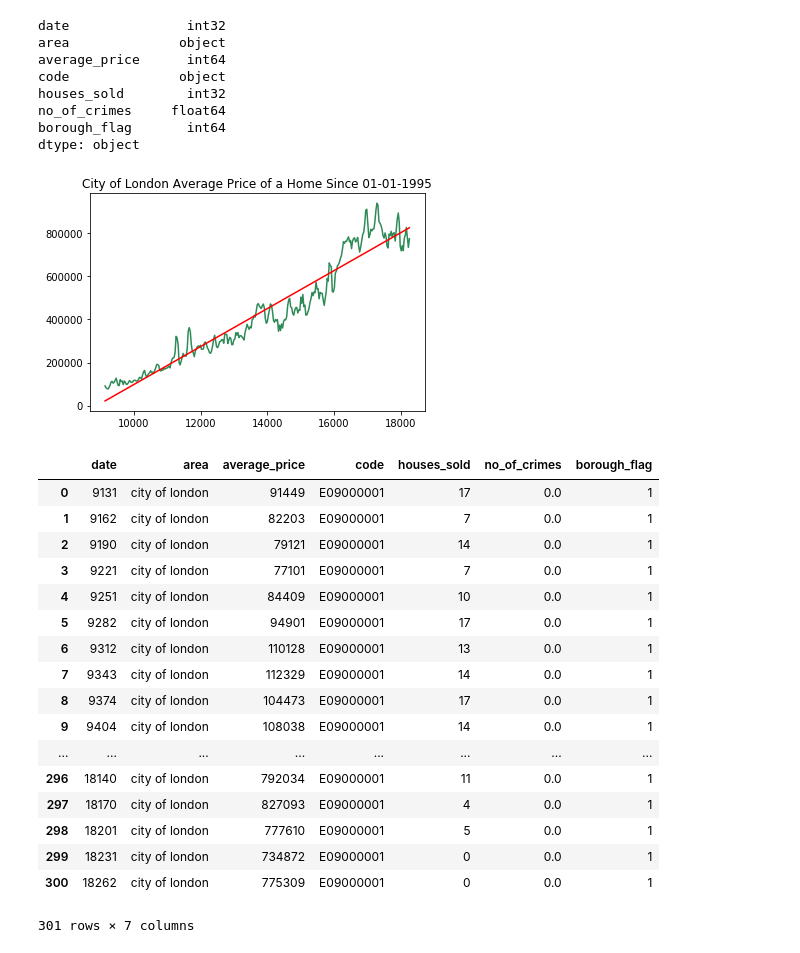
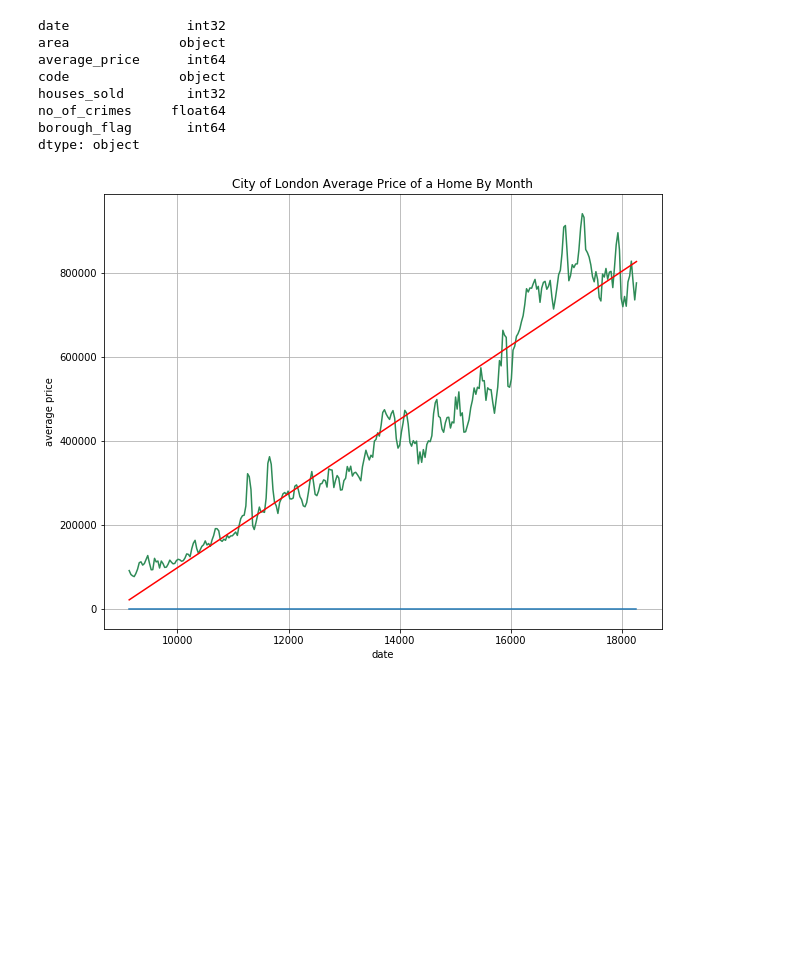
Before and after one commit to irwinmier96/Extra_Side_Projects, a Jupyter notebook: London House Prices/housing_predictions.ipynb, the cells around one changed output. Cells and saved outputs as stored; diff of their text form; code cells hidden in the pictures; blank space fills up the shorter version.

```diff
--- a/London House Prices/housing_predictions.ipynb
+++ b/London House Prices/housing_predictions.ipynb
@@ -88,34 +91,20 @@ Y_pred_2 = linear_regressor_2.predict(Y_2)
 # %%
 #Linear Regression for the city of London
 
 #compare to houses sold in the city of London
+rcParams['figure.figsize'] = 10, 8
 
 plt.plot(X, Y, color = 'seagreen')
 plt.plot(X, Y_pred, color='red')
+plt.plot(X, Y_pred_2)
+plt.grid()
 
-plt.title("City of London Average Price of a Home Since 01-01-1995")
+plt.xlabel("date")
+plt.ylabel("average price")
+
+
+plt.title("City of London Average Price of a Home By Month")
 
 plt.show()
 # %% [output]
-[figure, old version]
+[figure, new version]
-# %%
-city_of_london
-# %% [output]
-|  | date | area | average_price | code | houses_sold | no_of_crimes | borough_flag |
-| 0 | 9131 | city of london | 91449 | E09000001 | 17 | 0.0 | 1 |
-| 1 | 9162 | city of london | 82203 | E09000001 | 7 | 0.0 | 1 |
-| 2 | 9190 | city of london | 79121 | E09000001 | 14 | 0.0 | 1 |
-| 3 | 9221 | city of london | 77101 | E09000001 | 7 | 0.0 | 1 |
-| 4 | 9251 | city of london | 84409 | E09000001 | 10 | 0.0 | 1 |
-| 5 | 9282 | city of london | 94901 | E09000001 | 17 | 0.0 | 1 |
-| 6 | 9312 | city of london | 110128 | E09000001 | 13 | 0.0 | 1 |
-| 7 | 9343 | city of london | 112329 | E09000001 | 14 | 0.0 | 1 |
-| 8 | 9374 | city of london | 104473 | E09000001 | 17 | 0.0 | 1 |
-| 9 | 9404 | city of london | 108038 | E09000001 | 14 | 0.0 | 1 |
-| ... | ... | ... | ... | ... | ... | ... | ... |
-| 296 | 18140 | city of london | 792034 | E09000001 | 11 | 0.0 | 1 |
-| 297 | 18170 | city of london | 827093 | E09000001 | 4 | 0.0 | 1 |
-| 298 | 18201 | city of london | 777610 | E09000001 | 5 | 0.0 | 1 |
-| 299 | 18231 | city of london | 734872 | E09000001 | 0 | 0.0 | 1 |
-| 300 | 18262 | city of london | 775309 | E09000001 | 0 | 0.0 | 1 |
-301 rows × 7 columns
```
Also changed, not shown: parts of 3 cells of this notebook, 2 other files.
